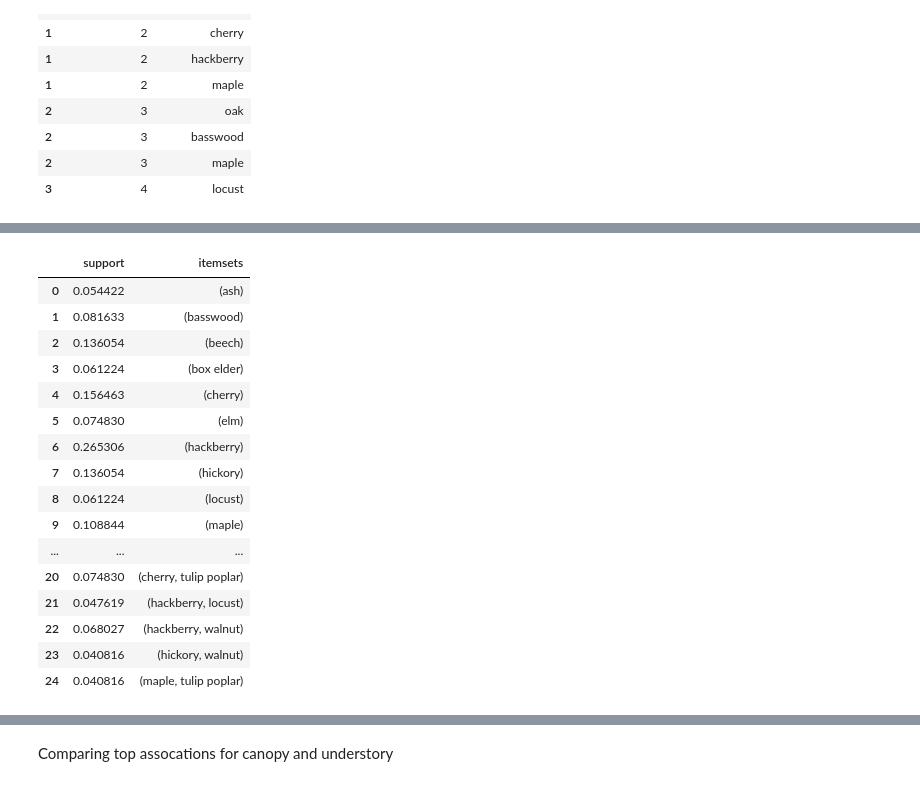
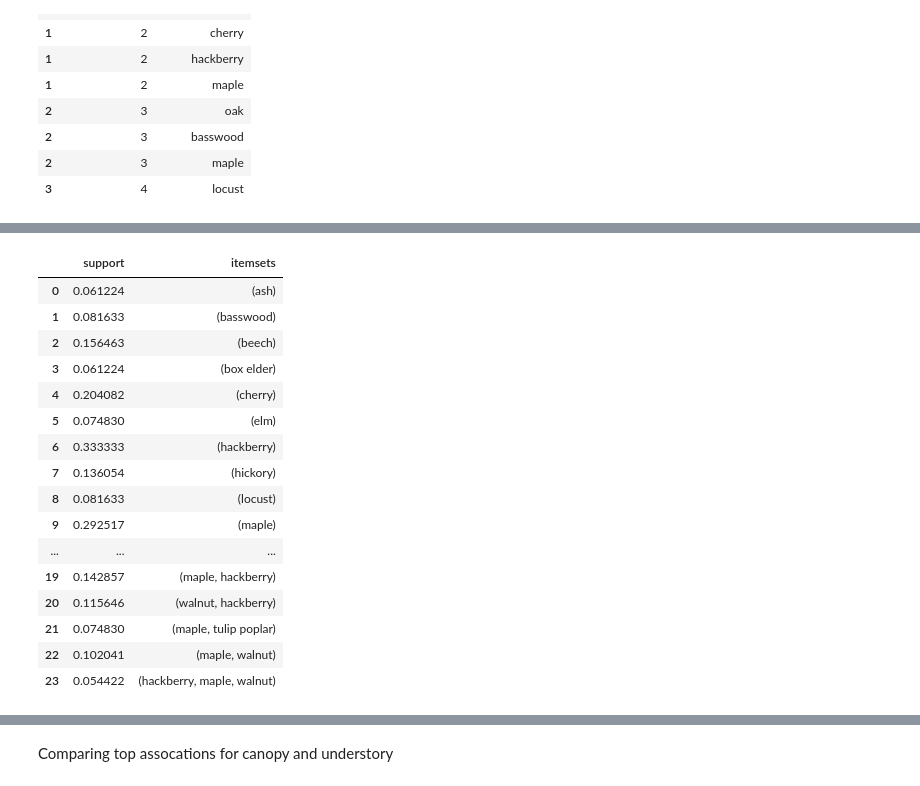
Before and after one commit to Graviton12/CS-430-Group-Project, a Jupyter notebook: cherokee_park_models.ipynb, the cells around one changed output, grey strips where cells are left out. Saved outputs shown, nothing was run; the diff lists cells and outputs as text; code cells hidden in the pictures.

```diff
--- a/cherokee_park_models.ipynb
+++ b/cherokee_park_models.ipynb
@@ -359,35 +359,3 @@ understory_apriori_data.head()
 | 2 | 3 | Maple, ash |
 | 3 | 4 | Ash, hackberry, boxelder |
 | 4 | 5 | Ash, hackberry, viburnum |
-# %%
-# clean up function to clean up canopy column
-def clean_canopy_as_list_lowercase(entry):
-    if pd.isnull(entry):
-        return np.nan
-
-    # Standardize entry to lowercase for uniform correction and cleanup
-    entry = entry.lower().replace('\xa0', '').replace(',', ', ').replace(',,', ',').strip(', ')
-
-    # Correct common misspellings and ensure uniform formatting
-    corrections = {
-        'haxkberry': 'hackberry',
-        'havkberry': 'hackberry',
-        'hackberrt': 'hackberry',
-        'maple, ': 'maple',
-        'Maple': 'maple',
-        'box elderb': 'box elder',
-        'elm, hickory': 'elm, hickory',
-        'basswood locust red oak ash': 'basswood, locust, red oak, ash',
-        'box elder elm hackberryv': 'box elder, elm, hackberry',
-    }
-    for wrong, correct in corrections.items():
-        entry = entry.replace(wrong, correct)
-
-    # Split by commas, remove any extra spaces, and return the cleaned list
-    entry_list = [value.strip() for value in entry.split(',')]
-    return entry_list
-
-# Apply the new cleaning function with lowercase conversion to the 'canopy' column
-canopy_apriori_data['Canopy'] = canopy_apriori_data['Canopy'].apply(clean_canopy_as_list_lowercase)
-# Apply the new cleaning function with lowercase conversion to the 'understory' column
-understory_apriori_data['Understory'] = understory_apriori_data['Understory'].apply(clean_canopy_as_list_lowercase)
@@ -496,23 +536,23 @@ exploded_understory_apriori_data
 # %%
-# Apply apriori to find frequent/common species with minimum support 0.04 (species that appeared at least 4% of the time) for canopy
-common_canopy_species1 = apriori(exploded_canopy_apriori_data, min_support=0.04, use_colnames=True)
+# Apply apriori to find frequent/common species with minimum support 0.05 (species that appeared at least 5% of the time) for canopy
+common_canopy_species1 = apriori(exploded_canopy_apriori_data, min_support=0.05, use_colnames=True)
 common_canopy_species1
 # %% [output]
 |  | support | itemsets |
-| 0 | 0.054422 | (ash) |
+| 0 | 0.061224 | (ash) |
 | 1 | 0.081633 | (basswood) |
-| 2 | 0.136054 | (beech) |
+| 2 | 0.156463 | (beech) |
 | 3 | 0.061224 | (box elder) |
-| 4 | 0.156463 | (cherry) |
+| 4 | 0.204082 | (cherry) |
 | 5 | 0.074830 | (elm) |
-| 6 | 0.265306 | (hackberry) |
+| 6 | 0.333333 | (hackberry) |
 | 7 | 0.136054 | (hickory) |
-| 8 | 0.061224 | (locust) |
-| 9 | 0.108844 | (maple) |
+| 8 | 0.081633 | (locust) |
+| 9 | 0.292517 | (maple) |
 | ... | ... | ... |
-| 20 | 0.074830 | (cherry, tulip poplar) |
-| 21 | 0.047619 | (hackberry, locust) |
-| 22 | 0.068027 | (hackberry, walnut) |
-| 23 | 0.040816 | (hickory, walnut) |
-| 24 | 0.040816 | (maple, tulip poplar) |
+| 19 | 0.142857 | (maple, hackberry) |
+| 20 | 0.115646 | (walnut, hackberry) |
+| 21 | 0.074830 | (maple, tulip poplar) |
+| 22 | 0.102041 | (maple, walnut) |
+| 23 | 0.054422 | (hackberry, maple, walnut) |
 # %%
```
Also changed, not shown: parts of 42 cells of this notebook.
